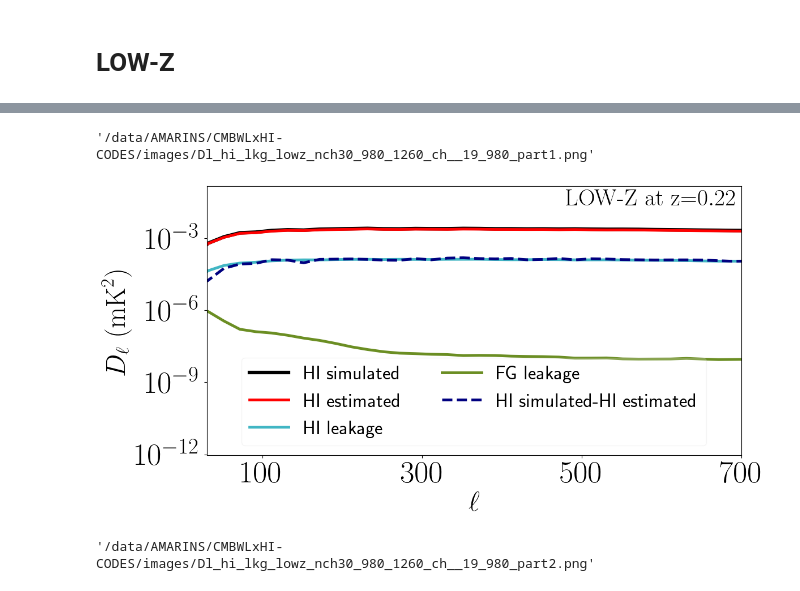
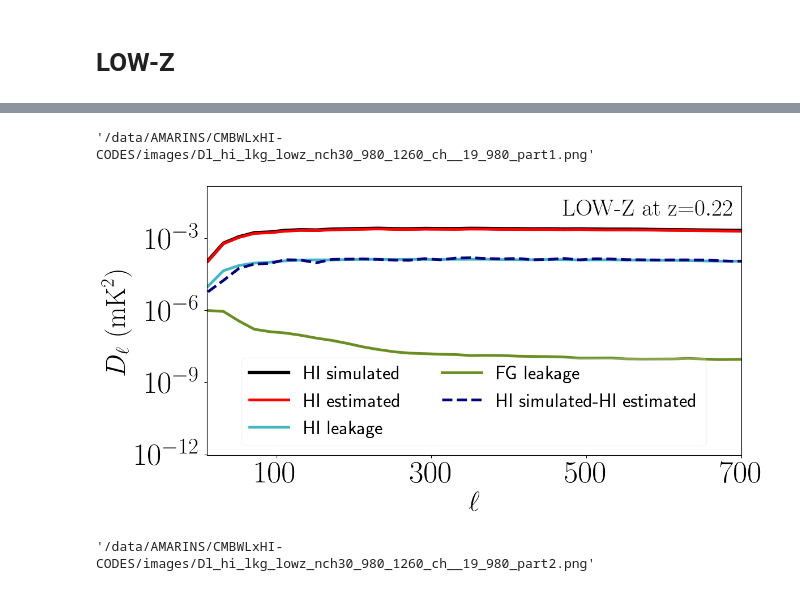
Before and after one commit to armarins/CMBWLxHI, a Jupyter notebook: notebooks/Part4_APS_constrained_analysis.ipynb, the cells around one changed output, grey strips where cells are left out. Drawn from its saved outputs; the diff is of its cells as text; code cells hidden in the pictures.

```diff
--- a/notebooks/Part4_APS_constrained_analysis.ipynb
+++ b/notebooks/Part4_APS_constrained_analysis.ipynb
@@ -230,36 +232,38 @@ plt.subplots_adjust(top=1.1,right=1.6)
 savefigs = True
 zeff     = cxft.get_zeff(numin =numin, numax =numax, nbands= nch, n_curves=nch)['zeff'][ich]
 iLw      = [4*[3.5], 4*[3], 4*[2.5]]
 iLs      = [4*['solid'], 4*['dashed'], 4*['dotted']]
 cticks   = [100,300,500,700]
 cyticks = [ 1e-12, 1e-9, 1e-6, 1e-3]
 cxticks = [100,300,500,700]
 CLs_dict = dcopy(CLs_dicts_plot)
 ############################################################
 ax.plot(  leff, feff*b.bin_cell(CLs_dict['HI']['sim'][ich]), c='black'   , lw=iLw[0][0]+1, ls=iLs[0][0], label='HI simulated')
 ax.plot(  leff, feff*b.bin_cell(CLs_dict['HI']['rec'][ich]), c=my_cmap(0), lw=iLw[0][1]  , ls=iLs[0][1], label='HI estimated')
 ax.plot(  leff, feff*b.bin_cell(CLs_dict['HI']['lkg'][ich]), c=my_cmap(1), lw=iLw[0][2]  , ls=iLs[0][2], label='HI leakage')
 ax.plot(  leff, feff*b.bin_cell(CLs_dict['FG']['lkg'][ich]), c=my_cmap(2), lw=iLw[0][3]  , ls=iLs[0][3], label='FG leakage')
 ax.plot(  leff, feff*b.bin_cell(CLs_dict['HI']['sim'][ich]-CLs_dict['HI']['rec'][ich]),
                                                              c=my_cmap(5), lw=iLw[0][0],   ls='dashed' , label='HI simulated-HI estimated')
+#ax.plot(  leff, feff*b.bin_cell(CLs_dict['HI']['rec'][ich]-CLs_dict['HI']['sim'][ich]),
+#                                                             c=my_cmap(5), lw=iLw[0][0],   ls='dotted' , label='-(HI simulated-HI estimated)')
 ax.tick_params(axis='both', labelsize=40)
 ax.set_ylabel(r'$D_{\ell}\ (\textrm{mK}^2)$', fontsize=35)
 ax.set_xlabel(r'$\ell$', fontsize=35)
 ax.set_yscale('log'); ax.set_xscale('linear')
-ax.set_xlim(30,700)
+ax.set_xlim(10,700)
 ax.set_ylim(0.9e-12,1.5e-1)#ax.set_xticks([])
 ax.set_yticks(cyticks)
 ax.set_xticks(cxticks)
 #ax.ticklabel_format(axis='y', style='sci', scilimits=(0,0))
-ax.text(x=650-170, y=2.5e-2, s=r'$\textrm{LOW-Z at z=}$'+r'${}$'.format(zeff), fontdict=font_dict)
+ax.text(x=650-180, y=0.95e-2, s=r'$\textrm{LOW-Z at z=}$'+r'${}$'.format(zeff), fontdict=font_dict)
 ax.legend( fontsize=25, loc='lower center', ncols=2,framealpha=0.2)
 ###
 pathname = '/data/AMARINS/CMBWLxHI-CODES/images/Dl_hi_lkg_{}_ch__{}_{}_part1.png'.format(prefix, ich, numin, numax)
 if savefigs: plt.savefig(pathname, dpi=100, bbox_inches='tight')
 pathname
 # %% [output]
 '/data/AMARINS/CMBWLxHI-CODES/images/Dl_hi_lkg_lowz_nch30_980_1260_ch__19_980_part1.png'
-[figure, old version]
+[figure, new version]
 # %%
 fig, ax  = plt.subplots(nrows=1, ncols=1)
 plt.subplots_adjust(top=1.1,right=1.6)
```
Also changed, not shown: parts of 8 cells of this notebook, 3 other files.
